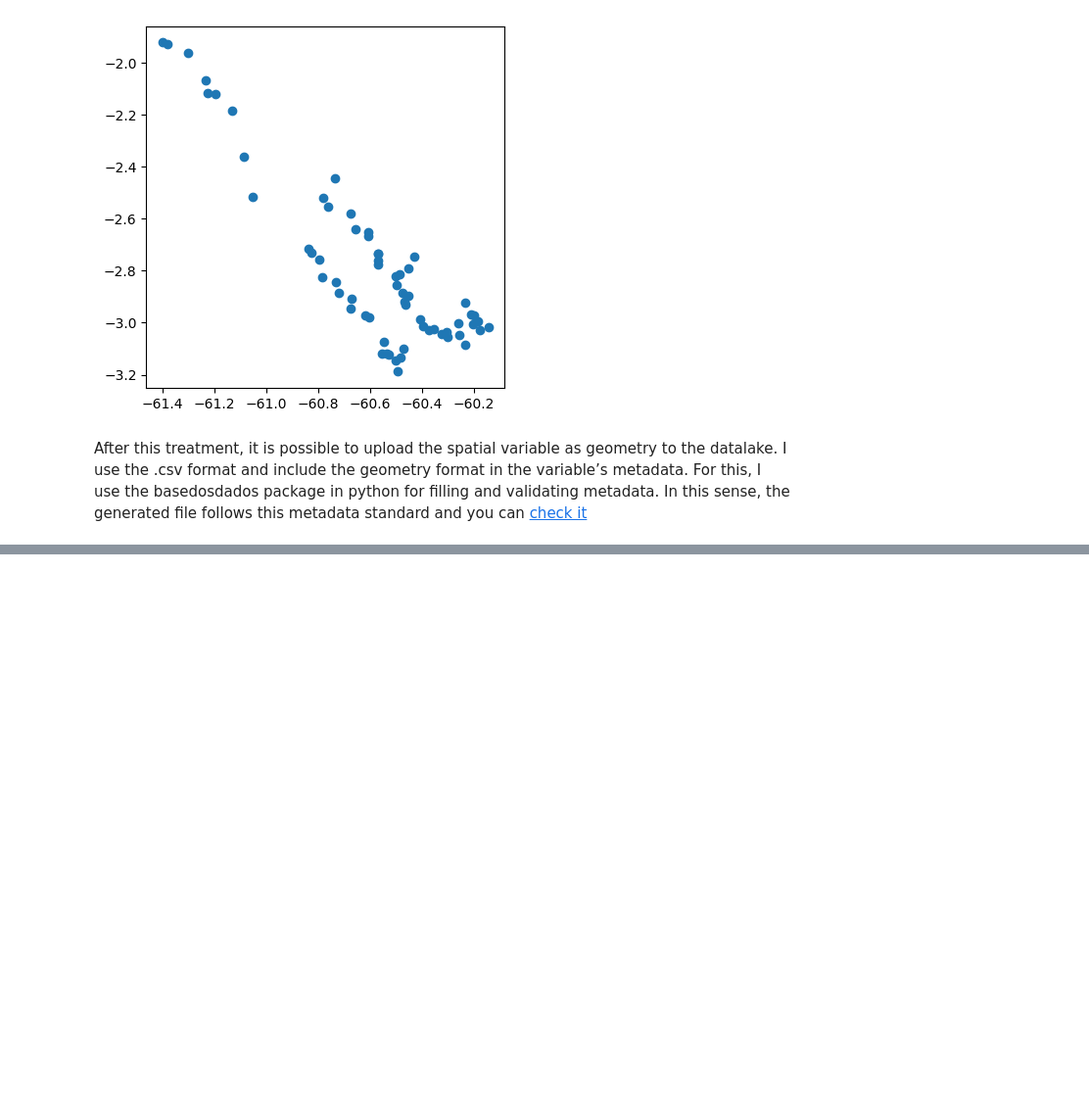
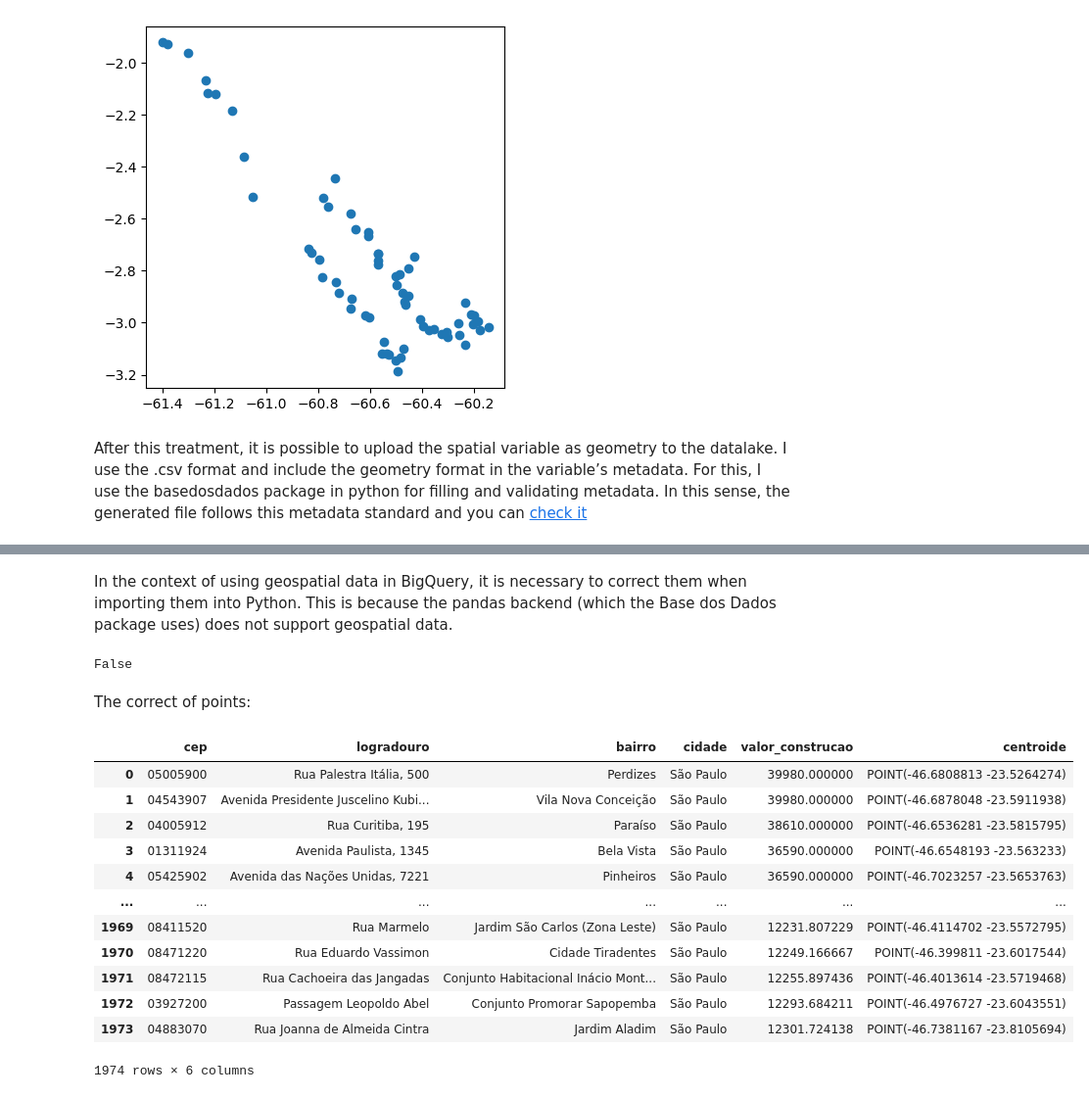
Before and after one commit to gustavoalcantara/data-portfolio, a Jupyter notebook: geospatial_etl.ipynb, the cells around one changed output, grey strips where cells are left out. Shown at 98% size. Saved outputs shown, nothing was run; the diff lists cells and outputs as text; code cells hidden in the pictures; blank space fills up the shorter version.

```diff
--- a/geospatial_etl.ipynb
+++ b/geospatial_etl.ipynb
@@ -148,0 +185,27 @@ I analyzed the 1000 highest and lowest values of the square meter in São Paulo
+# %% [markdown]
+In the context of using geospatial data in BigQuery, it is necessary to correct them when importing them into Python. This is because the pandas backend (which the Base dos Dados package uses) does not support geospatial data.
+# %%
+# Are all observations wkt Points?
+from shapely.geometry import Point
+df['centroide'].apply(lambda x: isinstance(x, Point)).all()
+# %% [output]
+False
+# %% [markdown]
+The correct of points:
+# %%
+df.loc[~df['centroide'].apply(lambda x: isinstance(x, Point))]
+#Nothings change, but the data has the atribbute to transform in geospatial dataframe.
+# %% [output]
+|  | cep | logradouro | bairro | cidade | valor_construcao | centroide |
+| 0 | 05005900 | Rua Palestra Itália, 500 | Perdizes | São Paulo | 39980.000000 | POINT(-46.6808813 -23.5264274) |
+| 1 | 04543907 | Avenida Presidente Juscelino Kubi... | Vila Nova Conceição | São Paulo | 39980.000000 | POINT(-46.6878048 -23.5911938) |
+| 2 | 04005912 | Rua Curitiba, 195 | Paraíso | São Paulo | 38610.000000 | POINT(-46.6536281 -23.5815795) |
+| 3 | 01311924 | Avenida Paulista, 1345 | Bela Vista | São Paulo | 36590.000000 | POINT(-46.6548193 -23.563233) |
+| 4 | 05425902 | Avenida das Nações Unidas, 7221 | Pinheiros | São Paulo | 36590.000000 | POINT(-46.7023257 -23.5653763) |
+| ... | ... | ... | ... | ... | ... | ... |
+| 1969 | 08411520 | Rua Marmelo | Jardim São Carlos (Zona Leste) | São Paulo | 12231.807229 | POINT(-46.4114702 -23.5572795) |
+| 1970 | 08471220 | Rua Eduardo Vassimon | Cidade Tiradentes | São Paulo | 12249.166667 | POINT(-46.399811 -23.6017544) |
+| 1971 | 08472115 | Rua Cachoeira das Jangadas | Conjunto Habitacional Inácio Mont... | São Paulo | 12255.897436 | POINT(-46.4013614 -23.5719468) |
+| 1972 | 03927200 | Passagem Leopoldo Abel | Conjunto Promorar Sapopemba | São Paulo | 12293.684211 | POINT(-46.4976727 -23.6043551) |
+| 1973 | 04883070 | Rua Joanna de Almeida Cintra | Jardim Aladim | São Paulo | 12301.724138 | POINT(-46.7381167 -23.8105694) |
+1974 rows × 6 columns
```
Also changed, not shown: parts of 21 cells of this notebook.
